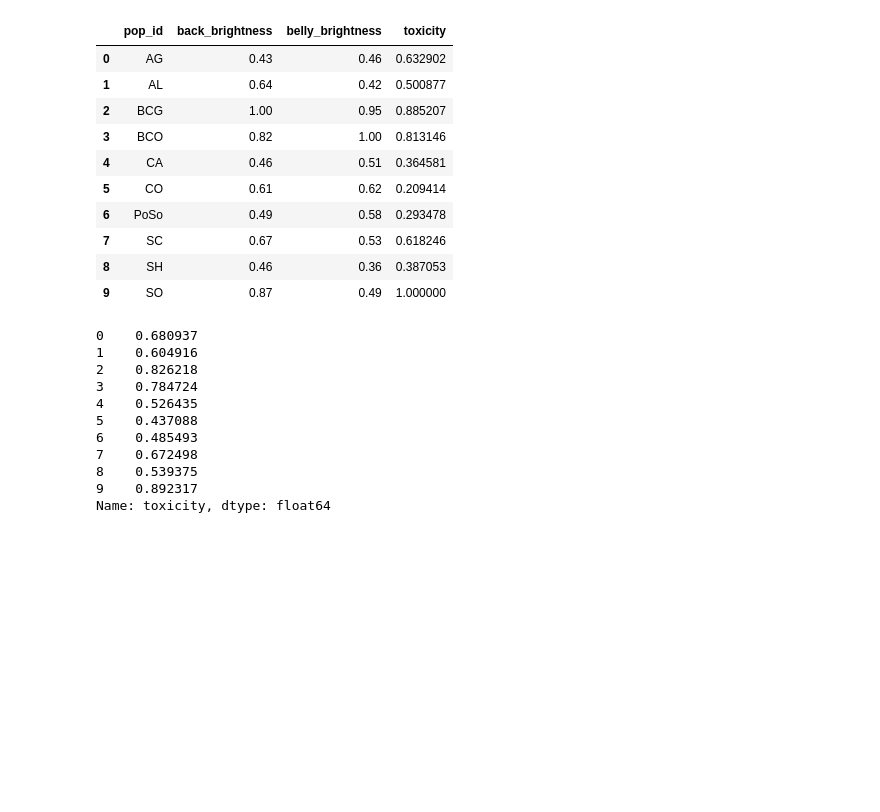
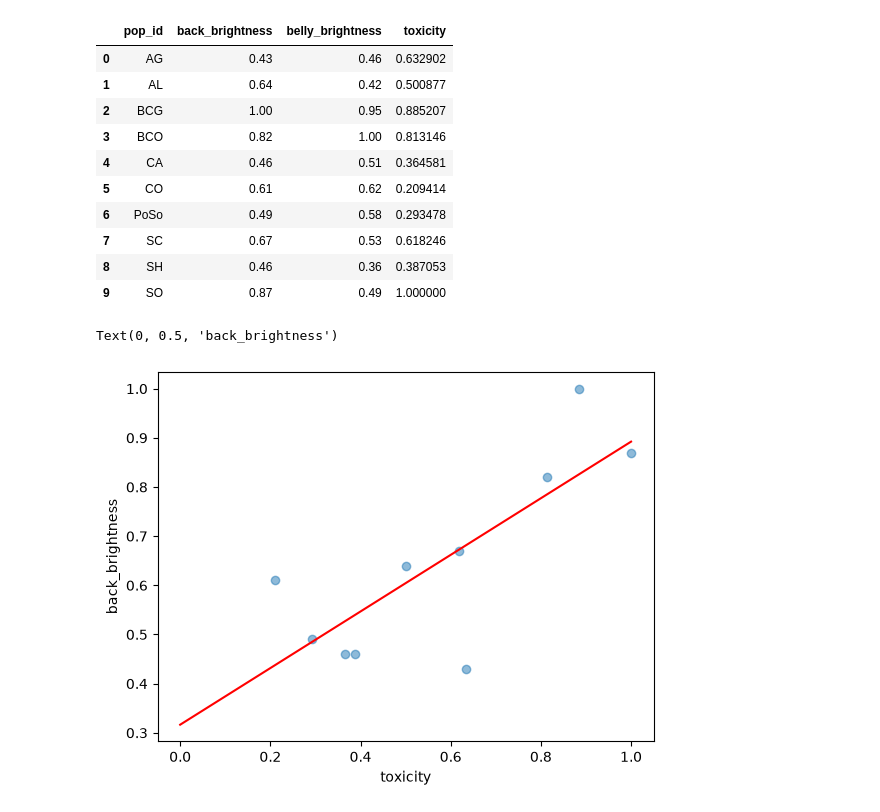
Before and after one commit to HTL3R-2627-SEW-5AX/2158_27_5AX_SEW_HTL3R, a Jupyter notebook: cisco_dse/chapter5/poison-dart-frogs-project/poison-dart-frogs.ipynb, the cells around one changed output. Saved outputs shown, nothing was run; the diff lists cells and outputs as text; code cells hidden in the pictures; blank space fills up the shorter version.

Commit message:
plot with scatter

```diff
--- a/cisco_dse/chapter5/poison-dart-frogs-project/poison-dart-frogs.ipynb
+++ b/cisco_dse/chapter5/poison-dart-frogs-project/poison-dart-frogs.ipynb
@@ -98,22 +98,14 @@ frog
 | 8 | SH | 0.46 | 0.36 | 0.387053 |
 | 9 | SO | 0.87 | 0.49 | 1.000000 |
 # %%
-
-
 linear1 = LinearModel()
 linear1.fit(frog['toxicity'], frog['back_brightness'])
 linear1.predict(frog['toxicity'])
-#linear1.plot_model(x_min, x_max, color="black")
+linear1.plot_model(0, 1, color="red")
 #linear1.print_model_info(self)
+plt.scatter(frog['toxicity'], frog['back_brightness'], alpha=0.5)
+plt.xlabel('toxicity')
+plt.ylabel('back_brightness')
 # %% [output]
-0    0.680937
-1    0.604916
-2    0.826218
-3    0.784724
-4    0.526435
-5    0.437088
-6    0.485493
-7    0.672498
-8    0.539375
-9    0.892317
-Name: toxicity, dtype: float64
+Text(0, 0.5, 'back_brightness')
+[figure, added]
```
